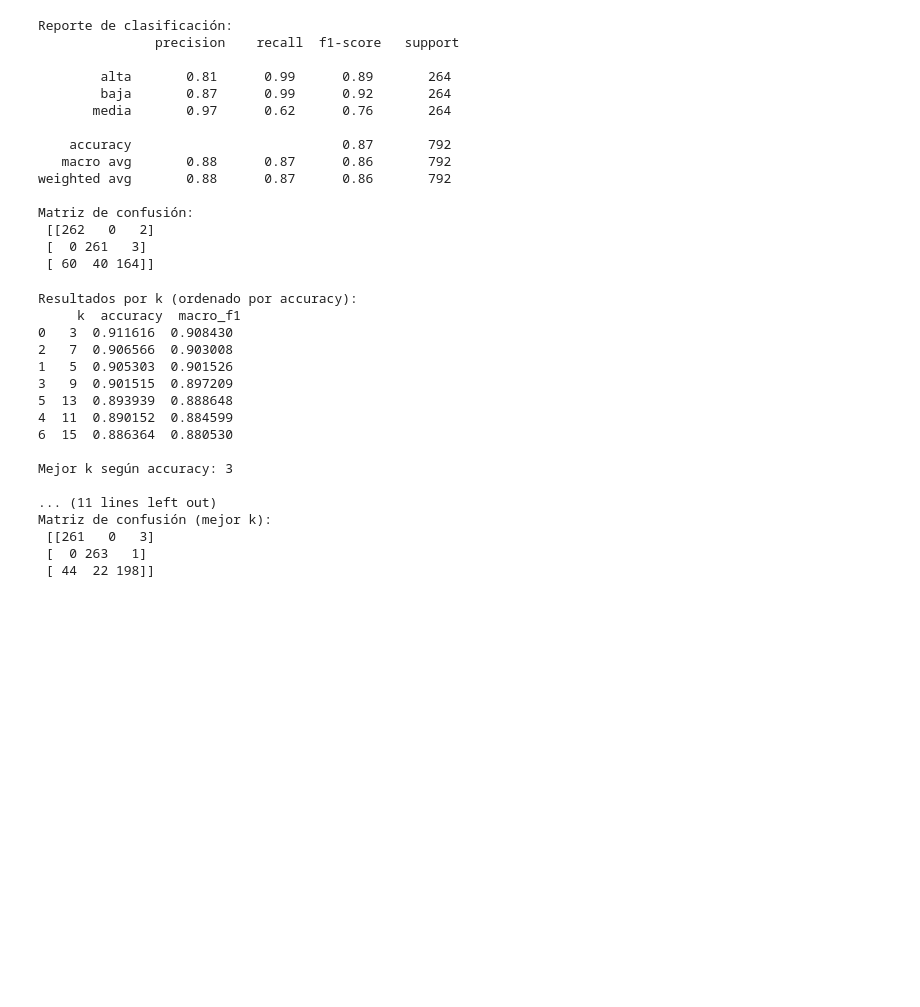
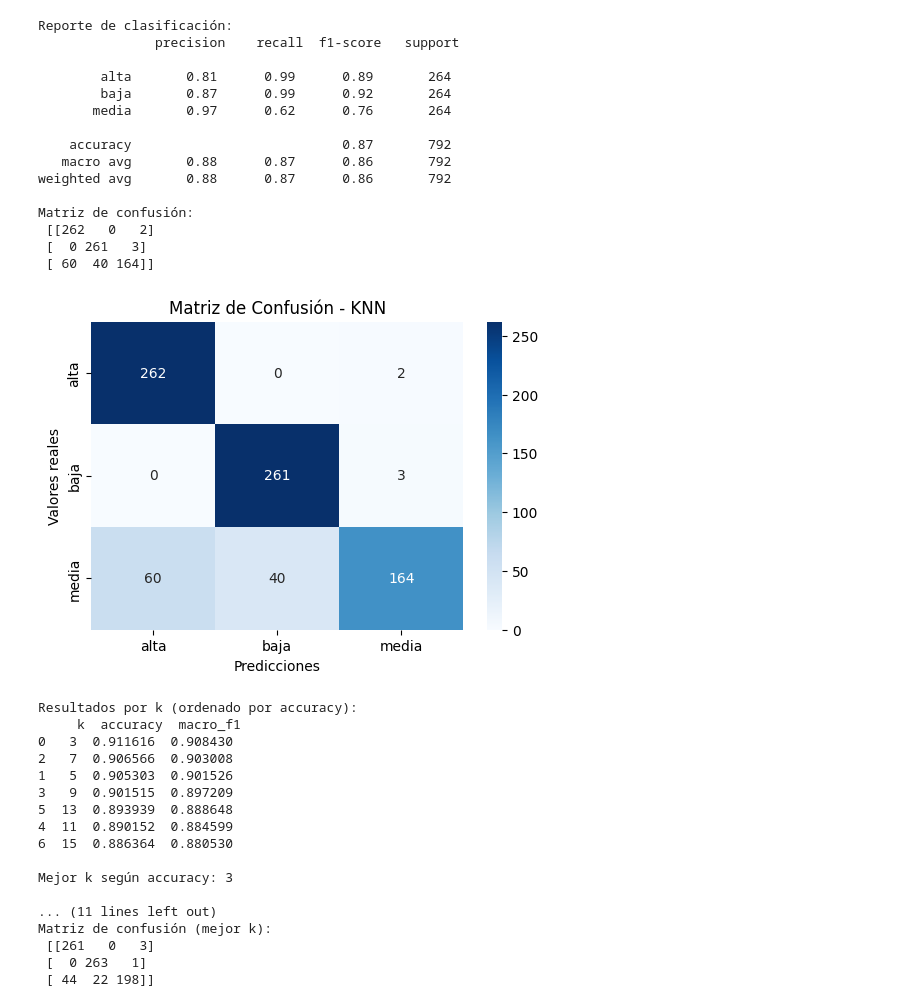
Before and after one commit to 4GeeksAcademy/agumarquez---Tutorial-del-Proyecto-K-vecinos-m-s-Cercanos, a Jupyter notebook: src/explore.ipynb, the cells around one changed output. Cells and saved outputs as stored; diff of their text form; code cells hidden in the pictures; blank space fills up the shorter version.

```diff
--- a/src/explore.ipynb
+++ b/src/explore.ipynb
@@ -149,6 +153,21 @@ Matriz de confusión:
  [[262   0   2]
  [  0 261   3]
  [ 60  40 164]]
+# %%
+cm = confusion_matrix(y_test, y_pred)
+
+# Crear gráfico tipo heatmap
+plt.figure(figsize=(6,4))
+sns.heatmap(cm, annot=True, fmt="d", cmap="Blues",
+            xticklabels=le.classes_,
+            yticklabels=le.classes_)
+
+plt.xlabel("Predicciones")
+plt.ylabel("Valores reales")
+plt.title("Matriz de Confusión - KNN")
+plt.show()
+# %% [output]
+[figure, added]
 # %%
 k_values = [3, 5, 7, 9, 11, 13, 15]
 
```
Also changed, not shown: parts of 5 cells of this notebook.
